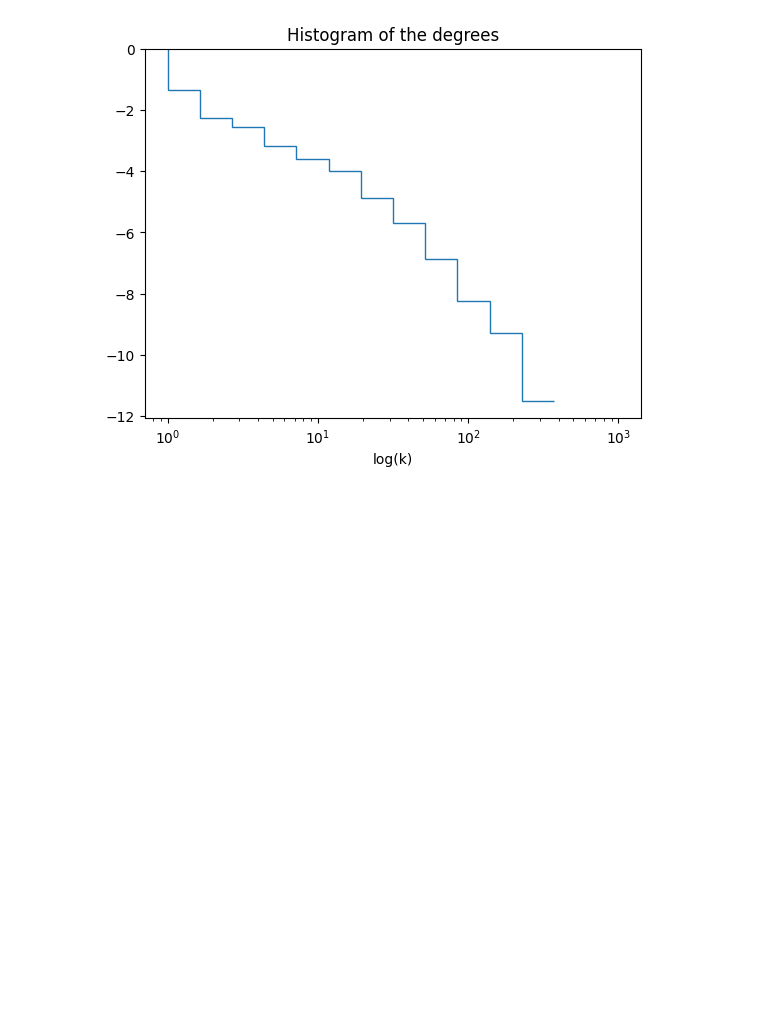
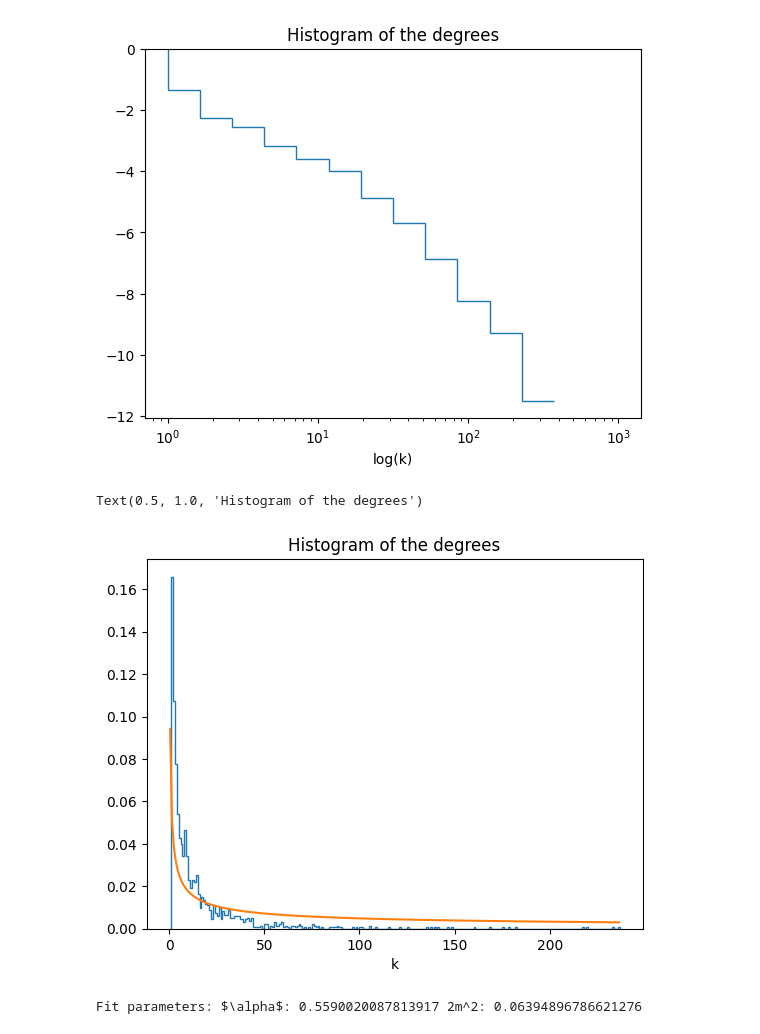
Before and after one commit to corinnawegner/Physics_of_complex_systems, a Jupyter notebook: Assignment 10/Assignment 10.ipynb, the cells around one changed output. Saved outputs shown, nothing was run; the diff lists cells and outputs as text; code cells hidden in the pictures; blank space fills up the shorter version.

```diff
--- a/Assignment 10/Assignment 10.ipynb
+++ b/Assignment 10/Assignment 10.ipynb
@@ -58,7 +61,7 @@ Text(0.5, 1.0, 'Histogram of the degrees')
 # %%
 x_log = np.log(np.arange(1,1+num_users))
-counts, bins = np.histogram(degrees_df["degree"], bins=np.logspace(start=0, stop=np.log10(1000), num=15), density=True)
-plt.stairs(np.log(counts), bins)
+counts_log, bins_log = np.histogram(degrees_df["degree"], bins=np.logspace(start=0, stop=np.log10(1000), num=15), density=True)
+plt.stairs(np.log(counts_log), bins_log)
 #plt.hist(degrees_df["degree"], bins=np.logspace(start=0, stop=np.log10(1000), num=15), density=True,log= True)
 plt.gca().set_xscale("log")
 plt.xlabel("log(k)")
@@ -69,5 +72,19 @@ Text(0.5, 1.0, 'Histogram of the degrees')
 # %%
 def degree_distribution(k, alpha, pref):
     return pref*k**(-alpha)
 
-curve_fit(degree_distribution, )
+bins_centers = [bins[i]+0.5*(bins[i+1]-bins[i]) for i in range(len(bins)-1)]
+
+popt, cov = curve_fit(degree_distribution, bins_centers, counts)
+
+plt.stairs(counts, bins)
+plt.plot(bins_centers, degree_distribution(bins_centers, *popt))
+plt.xlabel("k")
+plt.title("Histogram of the degrees")
+# %% [output]
+Text(0.5, 1.0, 'Histogram of the degrees')
+[figure, added]
+# %%
+print(r"Fit parameters: $\alpha$:", popt[0], "2m^2:", popt[1])
+# %% [output]
+Fit parameters: $\alpha$: 0.5590020087813917 2m^2: 0.06394896786621276
```
Also changed, not shown: parts of 2 cells of this notebook.
